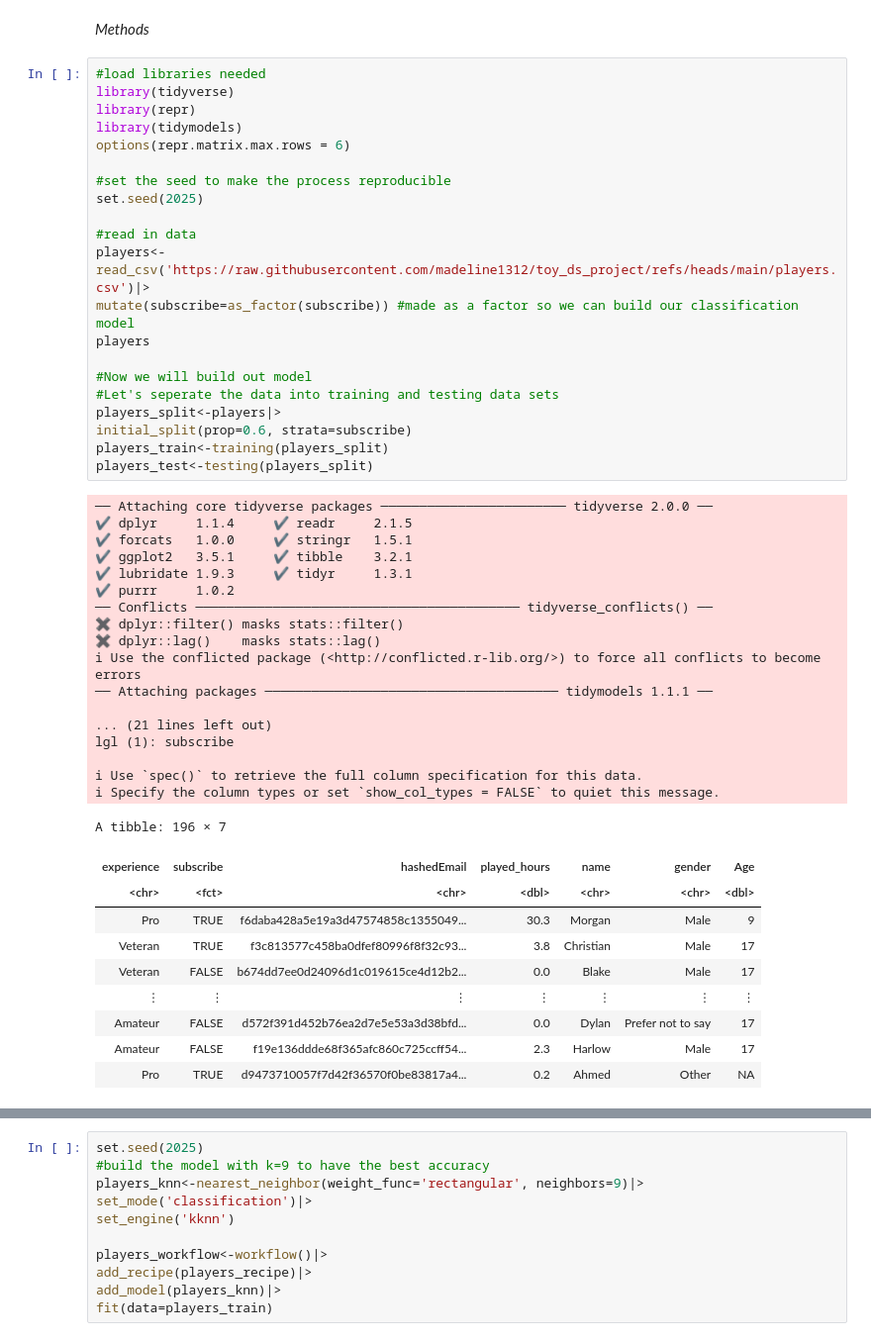
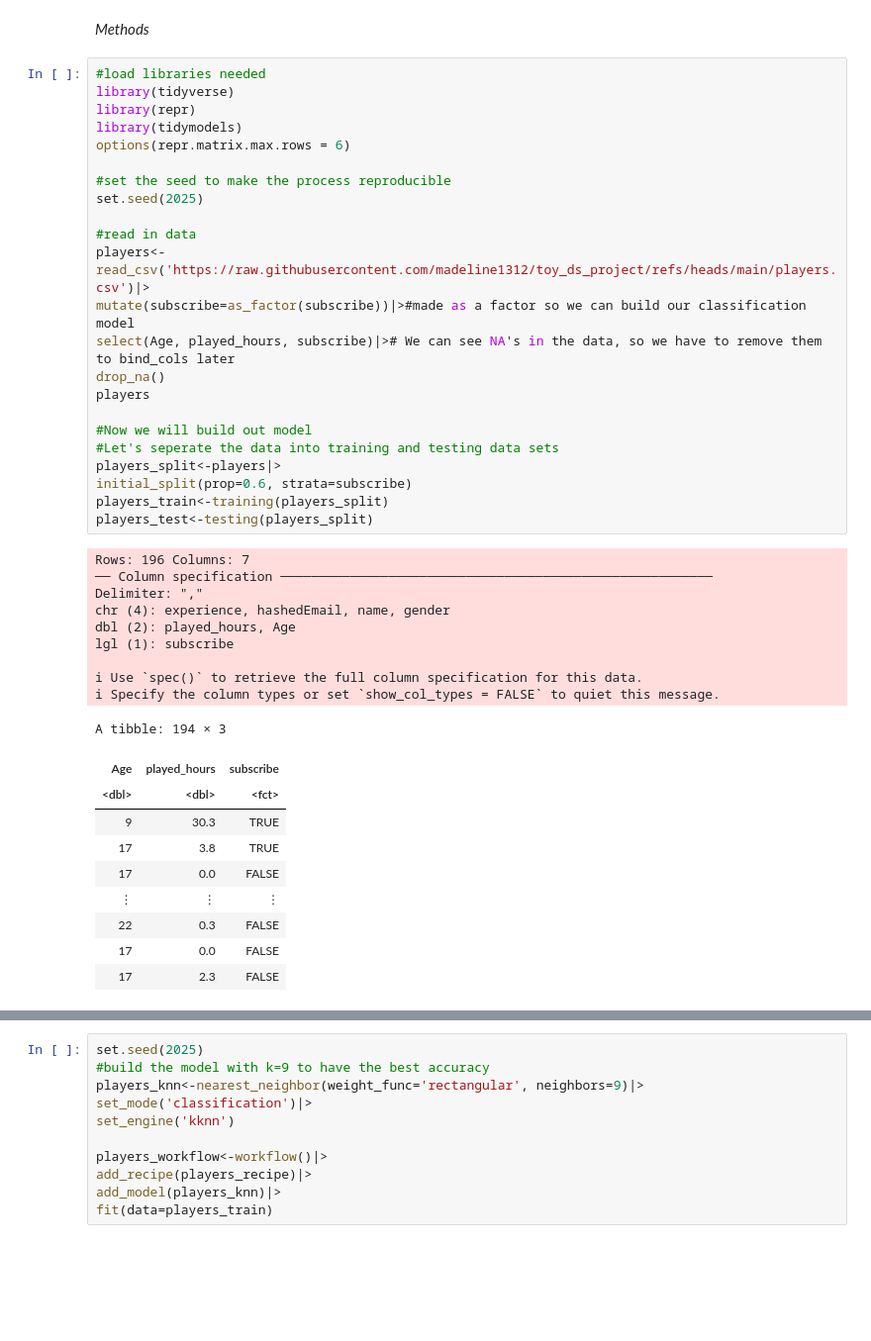
Before and after one commit to madeline1312/Dsci-100-Project, a Jupyter notebook: Final Project Report.ipynb, the cells around one changed output, grey strips where cells are left out. Shown at 99% size. Drawn from its saved outputs; the diff is of its cells as text; blank space fills up the shorter version.

```diff
--- a/Final Project Report.ipynb
+++ b/Final Project Report.ipynb
@@ -9,52 +9,46 @@ Introduction
 # %%
 #load libraries needed
 library(tidyverse)
 library(repr)
 library(tidymodels)
 options(repr.matrix.max.rows = 6)
 
 #set the seed to make the process reproducible
 set.seed(2025)
 
 #read in data
 players<-read_csv('https://raw.githubusercontent.com/madeline1312/toy_ds_project/refs/heads/main/players.csv')|>
-mutate(subscribe=as_factor(subscribe)) #made as a factor so we can build our classification model
+mutate(subscribe=as_factor(subscribe))|>#made as a factor so we can build our classification model
+select(Age, played_hours, subscribe)|># We can see NA's in the data, so we have to remove them to bind_cols later
+drop_na()
 players
 
 #Now we will build out model
 #Let's seperate the data into training and testing data sets
 players_split<-players|>
 initial_split(prop=0.6, strata=subscribe)
 players_train<-training(players_split)
 players_test<-testing(players_split)
 # %% [output]
-── Attaching core tidyverse packages ──────────────────────── tidyverse 2.0.0 ──
-✔ dplyr     1.1.4     ✔ readr     2.1.5
-✔ forcats   1.0.0     ✔ stringr   1.5.1
-✔ ggplot2   3.5.1     ✔ tibble    3.2.1
-✔ lubridate 1.9.3     ✔ tidyr     1.3.1
-✔ purrr     1.0.2
-── Conflicts ────────────────────────────────────────── tidyverse_conflicts() ──
-✖ dplyr::filter() masks stats::filter()
-✖ dplyr::lag()    masks stats::lag()
-ℹ Use the conflicted package (<http://conflicted.r-lib.org/>) to force all conflicts to become errors
-── Attaching packages ────────────────────────────────────── tidymodels 1.1.1 ──
-
-... (21 lines left out)
+Rows: 196 Columns: 7
+── Column specification ────────────────────────────────────────────────────────
+Delimiter: ","
+chr (4): experience, hashedEmail, name, gender
+dbl (2): played_hours, Age
 lgl (1): subscribe
 
 ℹ Use `spec()` to retrieve the full column specification for this data.
 ℹ Specify the column types or set `show_col_types = FALSE` to quiet this message.
-A tibble: 196 × 7
+A tibble: 194 × 3
-| experience | subscribe | hashedEmail | played_hours | name | gender | Age |
-| <chr> | <fct> | <chr> | <dbl> | <chr> | <chr> | <dbl> |
-| Pro | TRUE | f6daba428a5e19a3d47574858c1355049... | 30.3 | Morgan | Male | 9 |
-| Veteran | TRUE | f3c813577c458ba0dfef80996f8f32c93... | 3.8 | Christian | Male | 17 |
-| Veteran | FALSE | b674dd7ee0d24096d1c019615ce4d12b2... | 0.0 | Blake | Male | 17 |
-| ⋮ | ⋮ | ⋮ | ⋮ | ⋮ | ⋮ | ⋮ |
-| Amateur | FALSE | d572f391d452b76ea2d7e5e53a3d38bfd... | 0.0 | Dylan | Prefer not to say | 17 |
-| Amateur | FALSE | f19e136ddde68f365afc860c725ccff54... | 2.3 | Harlow | Male | 17 |
-| Pro | TRUE | d9473710057f7d42f36570f0be83817a4... | 0.2 | Ahmed | Other | NA |
+| Age | played_hours | subscribe |
+| <dbl> | <dbl> | <fct> |
+| 9 | 30.3 | TRUE |
+| 17 | 3.8 | TRUE |
+| 17 | 0.0 | FALSE |
+| ⋮ | ⋮ | ⋮ |
+| 22 | 0.3 | FALSE |
+| 17 | 0.0 | FALSE |
+| 17 | 2.3 | FALSE |
 # %%
 set.seed(2025)
 #Build the model, initally use tune until the best k value is found.
```
Also changed, not shown: parts of 2 cells of this notebook.
